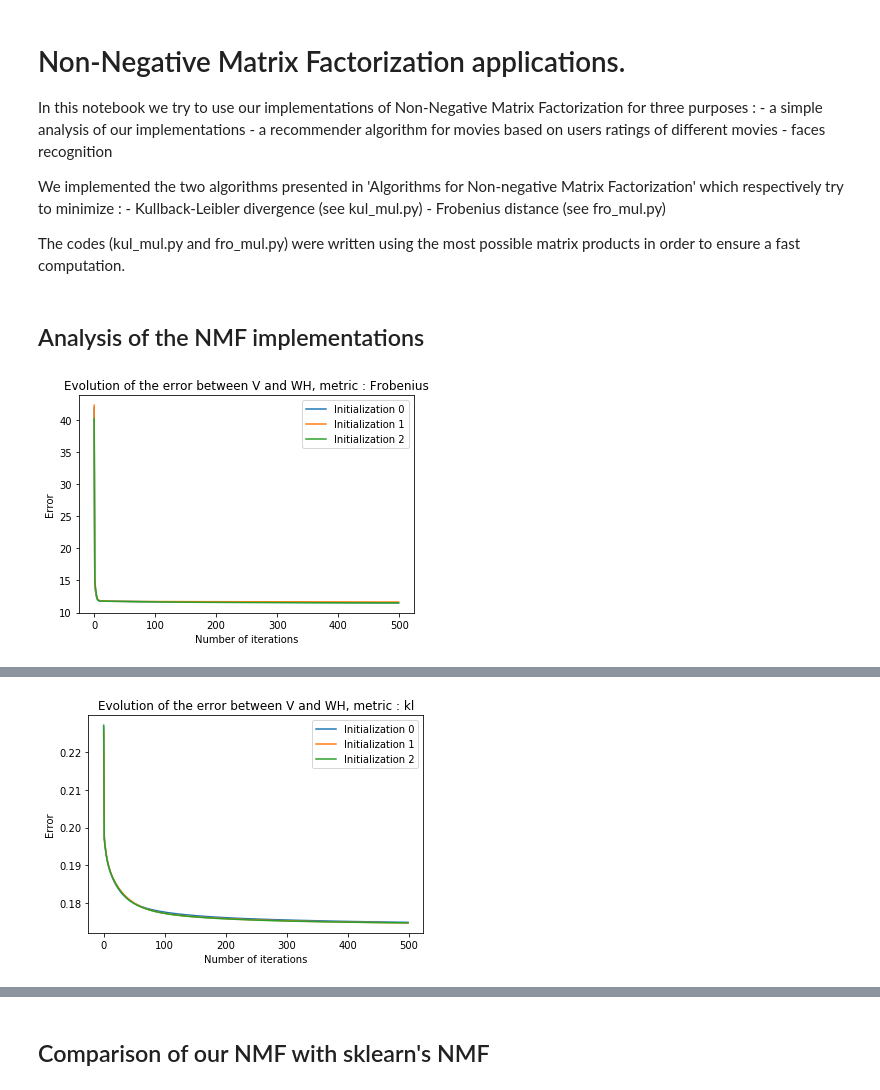
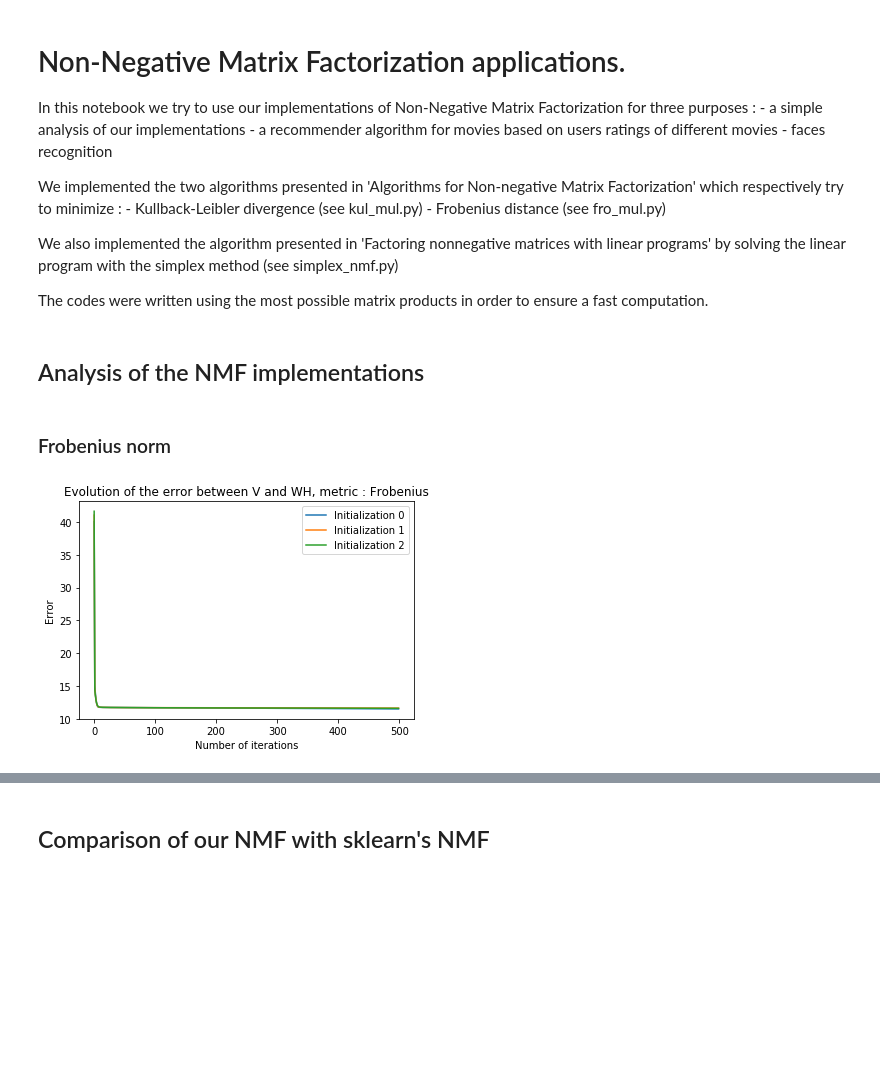
Before and after one commit to alexissair/Non-Negative-Matrix-Factorization, a Jupyter notebook: NMF Analysis & Applications.ipynb, the cells around one changed output, grey strips where cells are left out. Saved outputs shown, nothing was run; the diff lists cells and outputs as text; code cells hidden in the pictures; blank space fills up the shorter version.

Commit message:
Add simplex to notebook

```diff
--- a/NMF Analysis & Applications.ipynb
+++ b/NMF Analysis & Applications.ipynb
@@ -10,7 +13,9 @@ We implemented the two algorithms presented in 'Algorithms for Non-negative Matr
     - Kullback-Leibler divergence (see kul_mul.py)
     - Frobenius distance (see fro_mul.py)
 
-The codes (kul_mul.py and fro_mul.py) were written using the most possible matrix products in order to ensure a fast computation.
+We also implemented the algorithm presented in 'Factoring nonnegative matrices with linear programs' by solving the linear program with the simplex method (see simplex_nmf.py)
+
+The codes were written using the most possible matrix products in order to ensure a fast computation.
 # %%
 import numpy as np
 import scipy.io as sio
@@ -23,19 +31,25 @@ from IPython.display import Image
 # %% [markdown]
 ## Analysis of the NMF implementations
+# %% [markdown]
+### Frobenius norm
 # %%
+%%time
 # Sensitivity to initialization for the algo minimizing Frobenius distance
+process = psutil.Process(os.getpid())
+memory_0 = process.memory_info().rss
 r = 5
 n = 1000
 p = 100
 V = np.random.rand(n, p)
 to_compare = []
 amps = [1, 10, 20]
 for i in range(len(amps)):
     W_init, H_init = amps[i]*np.random.rand(n, r), amps[i]*np.random.rand(r, p)
     froNMF = FrobeniusNMF(V=V,r=r, W_init=W_init, H_init=H_init)
     to_compare.append(froNMF)
 
 monitor_fro = Monitor(algos=to_compare, metric = 'Frobenius', niter=500)
 monitor_fro.plot_error(labels = ['Initialization ' + str(i) for i in range(len(amps))])
+print('Memory used: {} Mo'.format((process.memory_info().rss - memory_0) / 1000000))
 # %% [output]
-[figure, old version]
+[figure, new version]
@@ -42,20 +59,3 @@ monitor_fro.plot_error(labels = ['Initialization ' + str(i) for i in range(len(a
-# %%
-# Sensitivity to initialization for the algo minimizing Kullbach-Leibler divergence
-r = 7
-n = 1000
-p = 100
-V = np.random.rand(n, p)
-to_compare_kl = []
-amps = [1, 10, 20]
-for i in range(len(amps)):
-    W_init, V_init = amps[i]*np.random.rand(n, r), amps[i]*np.random.rand(r, p)
-    kNMF = KullbachNMF(V=V,r=r)
-    to_compare_kl.append(kNMF)
-
-monitor_kl = Monitor(algos=to_compare_kl, metric = 'kl', niter=500)
-monitor_kl.plot_error(labels = ['Initialization ' + str(i) for i in range(len(amps))])
-# %% [output]
-[figure, removed]
 # %%
 # comparing the different solutions provided for each initialization
 for i in range(len(monitor_fro.algos)) :
```
Also changed, not shown: parts of 20 cells of this notebook, 2 other files.
